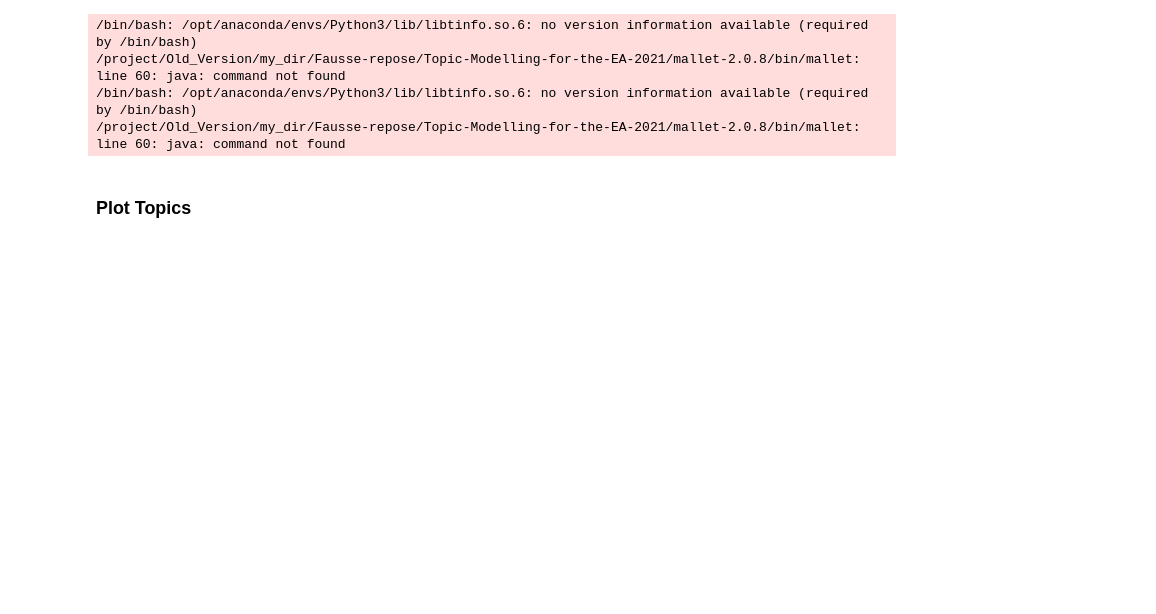
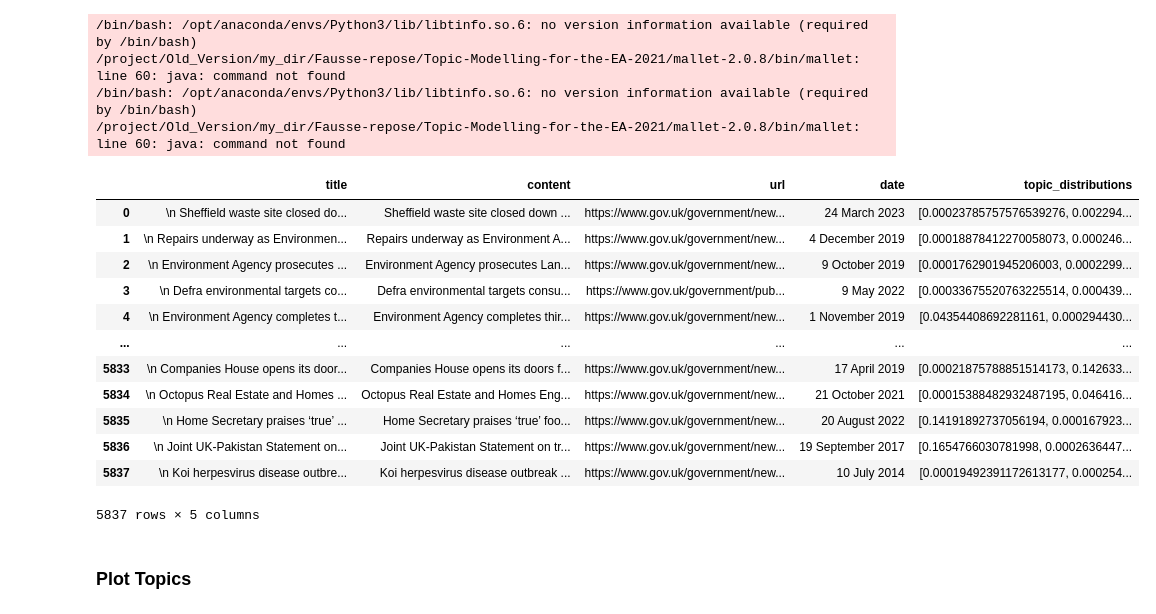
Before and after one commit to MRiffiAslett/Topic-Modelling-for-the-EA-2021, a Jupyter notebook: Cultural_analysis.ipynb, the cells around one changed output. Drawn from its saved outputs; the diff is of its cells as text; code cells hidden in the pictures; blank space fills up the shorter version.

```diff
--- a/Cultural_analysis.ipynb
+++ b/Cultural_analysis.ipynb
@@ -60,6 +60,22 @@ little_mallet_wrapper.quick_train_topic_model(path_to_mallet,
 /project/Old_Version/my_dir/Fausse-repose/Topic-Modelling-for-the-EA-2021/mallet-2.0.8/bin/mallet: line 60: java: command not found
 /bin/bash: /opt/anaconda/envs/Python3/lib/libtinfo.so.6: no version information available (required by /bin/bash)
 /project/Old_Version/my_dir/Fausse-repose/Topic-Modelling-for-the-EA-2021/mallet-2.0.8/bin/mallet: line 60: java: command not found
+# %%
+df
+# %% [output]
+|  | title | content | url | date | topic_distributions |
+| 0 | \n Sheffield waste site closed do... | Sheffield waste site closed down ... | https://www.gov.uk/government/new... | 24 March 2023 | [0.00023785757576539276, 0.002294... |
+| 1 | \n Repairs underway as Environmen... | Repairs underway as Environment A... | https://www.gov.uk/government/new... | 4 December 2019 | [0.00018878412270058073, 0.000246... |
+| 2 | \n Environment Agency prosecutes ... | Environment Agency prosecutes Lan... | https://www.gov.uk/government/new... | 9 October 2019 | [0.0001762901945206003, 0.0002299... |
+| 3 | \n Defra environmental targets co... | Defra environmental targets consu... | https://www.gov.uk/government/pub... | 9 May 2022 | [0.00033675520763225514, 0.000439... |
+| 4 | \n Environment Agency completes t... | Environment Agency completes thir... | https://www.gov.uk/government/new... | 1 November 2019 | [0.04354408692281161, 0.000294430... |
+| ... | ... | ... | ... | ... | ... |
+| 5833 | \n Companies House opens its door... | Companies House opens its doors f... | https://www.gov.uk/government/new... | 17 April 2019 | [0.00021875788851514173, 0.142633... |
+| 5834 | \n Octopus Real Estate and Homes ... | Octopus Real Estate and Homes Eng... | https://www.gov.uk/government/new... | 21 October 2021 | [0.00015388482932487195, 0.046416... |
+| 5835 | \n Home Secretary praises ‘true’ ... | Home Secretary praises ‘true’ foo... | https://www.gov.uk/government/new... | 20 August 2022 | [0.14191892737056194, 0.000167923... |
+| 5836 | \n Joint UK-Pakistan Statement on... | Joint UK-Pakistan Statement on tr... | https://www.gov.uk/government/new... | 19 September 2017 | [0.1654766030781998, 0.0002636447... |
+| 5837 | \n Koi herpesvirus disease outbre... | Koi herpesvirus disease outbreak ... | https://www.gov.uk/government/new... | 10 July 2014 | [0.00019492391172613177, 0.000254... |
+5837 rows × 5 columns
 # %% [markdown]
 ### Plot Topics
 # %%
```
Also changed, not shown: parts of 11 cells of this notebook, 6 other files.
